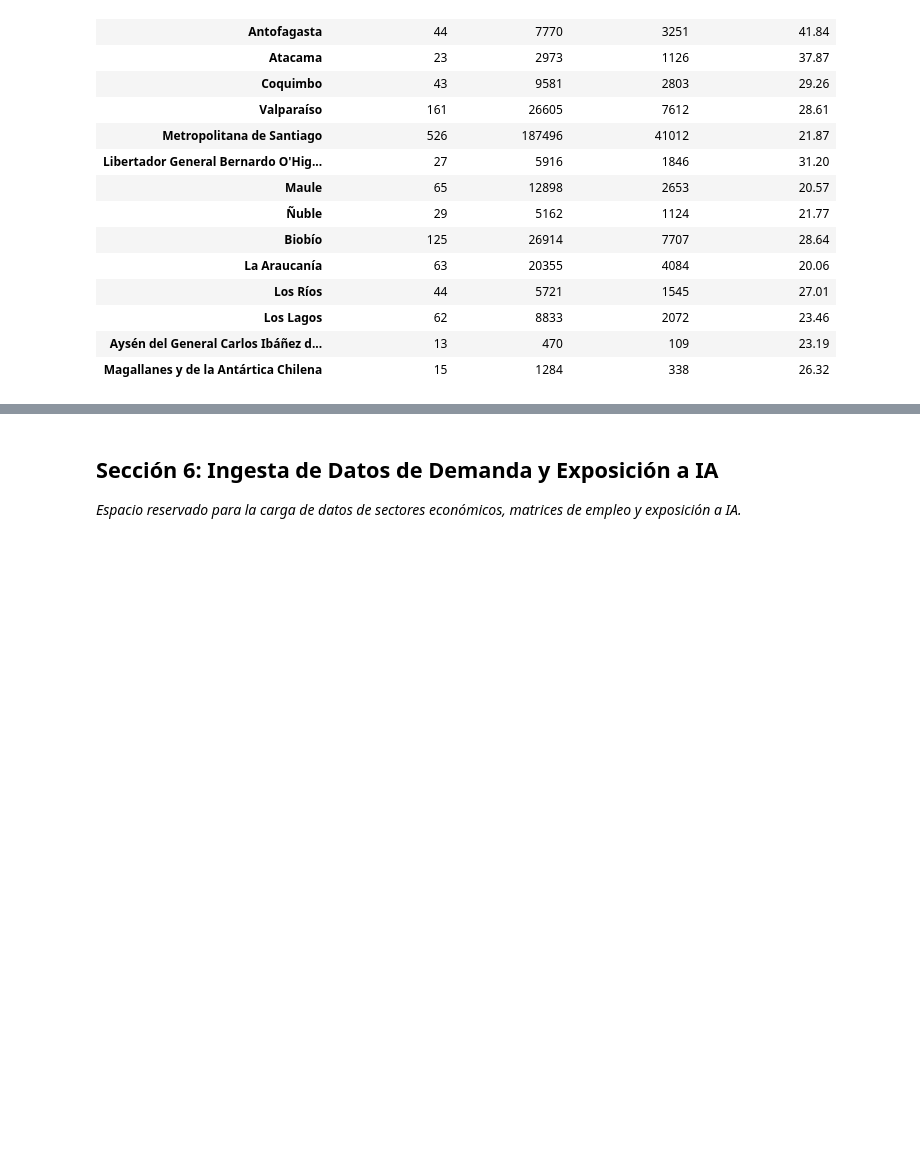
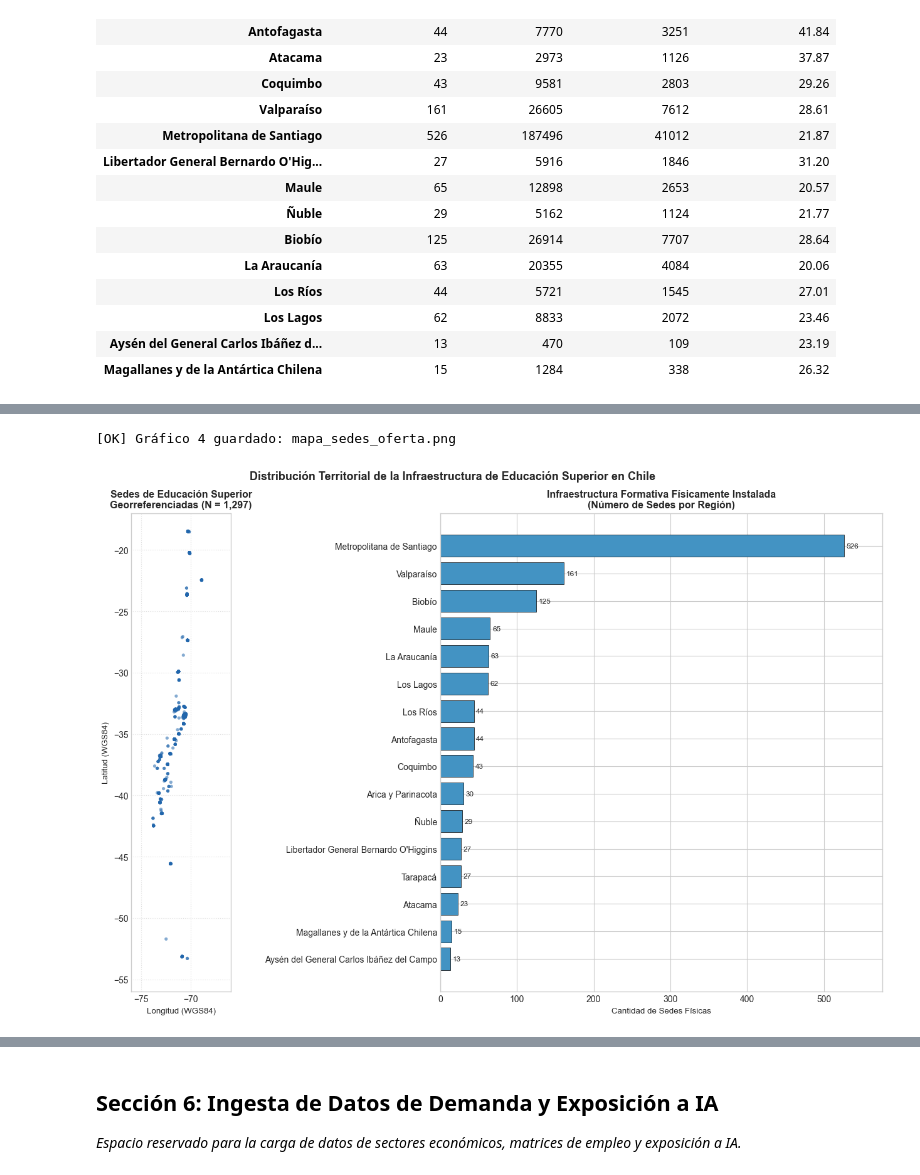
Before and after one commit to YnnySA/match-regional-ia-chile, a Jupyter notebook: notebooks/sprint1_match_ia_regional.ipynb, the cells around one changed output, grey strips where cells are left out. Drawn from its saved outputs; the diff is of its cells as text; code cells hidden in the pictures; blank space fills up the shorter version.

```diff
--- a/notebooks/sprint1_match_ia_regional.ipynb
+++ b/notebooks/sprint1_match_ia_regional.ipynb
@@ -446,0 +679,33 @@ COMPARACIÓN TERRITORIAL: SEDES VS OFERTA DE TITULADOS (NORTE A SUR)
+# %%
+# Gráfico 4: Distribución Espacial de Sedes y Oferta Territorial con GeoPandas
+fig, (ax_map, ax_bar) = plt.subplots(1, 2, figsize=(14, 9), gridspec_kw={'width_ratios': [1, 1.4]})
+
+# Panel Izquierdo: Mapa de Puntos de Sedes Georreferenciadas
+gdf_sedes.plot(ax=ax_map, markersize=14, color='#2166ac', alpha=0.55, edgecolor='none')
+ax_map.set_title('Sedes de Educación Superior\nGeorreferenciadas (N = 1,297)', fontsize=11.5, weight='bold')
+ax_map.set_xlabel('Longitud (WGS84)', fontsize=9.5)
+ax_map.set_ylabel('Latitud (WGS84)', fontsize=9.5)
+ax_map.set_xlim(-76, -66)
+ax_map.set_ylim(-56, -17)
+ax_map.grid(True, linestyle=':', alpha=0.6)
+
+# Panel Derecho: Cantidad de Sedes vs. Titulados Afines por Región
+df_geo_plot = indicadores_oferta_region.sort_values('n_sedes', ascending=True)
+bars_sedes = ax_bar.barh(df_geo_plot['region_nombre'], df_geo_plot['n_sedes'], color='#4393c3', edgecolor='black', linewidth=0.5)
+for bar in bars_sedes:
+    w = bar.get_width()
+    ax_bar.text(w + 3, bar.get_y() + bar.get_height() / 2, f"{int(w)}", va='center', ha='left', fontsize=8.5)
+
+ax_bar.set_title('Infraestructura Formativa Físicamente Instalada\n(Número de Sedes por Región)', fontsize=11.5, weight='bold')
+ax_bar.set_xlabel('Cantidad de Sedes Físicas', fontsize=9.5)
+ax_bar.set_xlim(0, max(df_geo_plot['n_sedes']) + 50)
+
+fig.suptitle('Distribución Territorial de la Infraestructura de Educación Superior en Chile', fontsize=13, weight='bold', y=0.98)
+fig.tight_layout()
+fig_path_mapa = REPORTS_DIR / 'mapa_sedes_oferta.png'
+fig.savefig(fig_path_mapa, dpi=300, bbox_inches='tight')
+print(f"[OK] Gráfico 4 guardado: {fig_path_mapa.name}")
+plt.show()
+# %% [output]
+[OK] Gráfico 4 guardado: mapa_sedes_oferta.png
+[figure, added]
```
Also changed, not shown: parts of 11 cells of this notebook, 4 other files.
